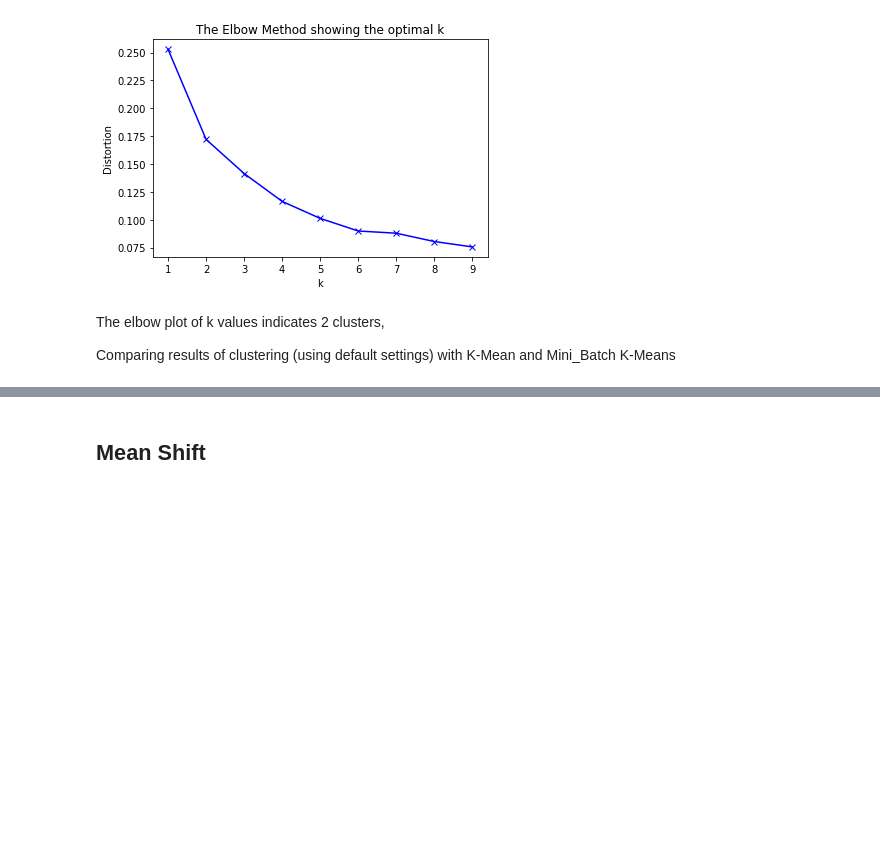
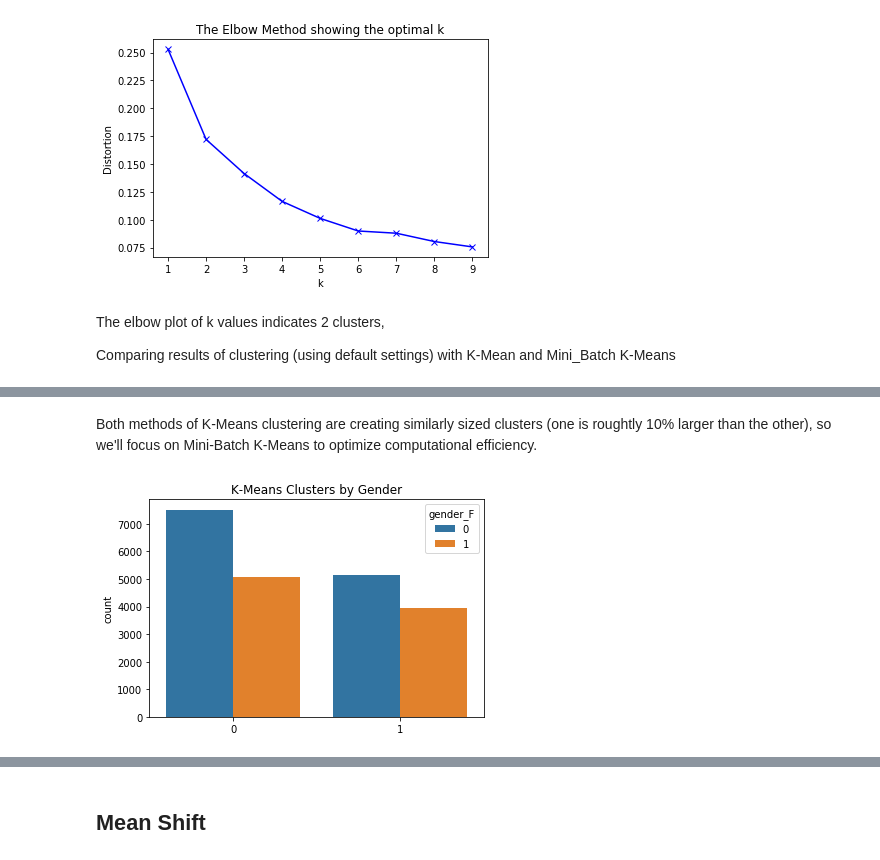
Before and after one commit to mbeckmanssf/Thinkful, a Jupyter notebook: Unit-4/2.5-Boston_Marathon.ipynb, the cells around one changed output, grey strips where cells are left out. Drawn from its saved outputs; the diff is of its cells as text; code cells hidden in the pictures; blank space fills up the shorter version.

```diff
--- a/Unit-4/2.5-Boston_Marathon.ipynb
+++ b/Unit-4/2.5-Boston_Marathon.ipynb
@@ -195,0 +196,11 @@ plt.show()
+# %% [markdown]
+Both methods of K-Means clustering are creating similarly sized clusters (one is roughtly 10% larger than the other), so we'll focus on Mini-Batch K-Means to optimize computational efficiency.
+# %%
+# Visualize clusters with binary feature of gender
+
+sns.countplot(x=mini_y_pred, hue="gender_F", data=boston2012)
+plt.title('K-Means Clusters by Gender')
+
+plt.show()
+# %% [output]
+[figure, added]
```
Also changed, not shown: parts of 34 cells of this notebook.
